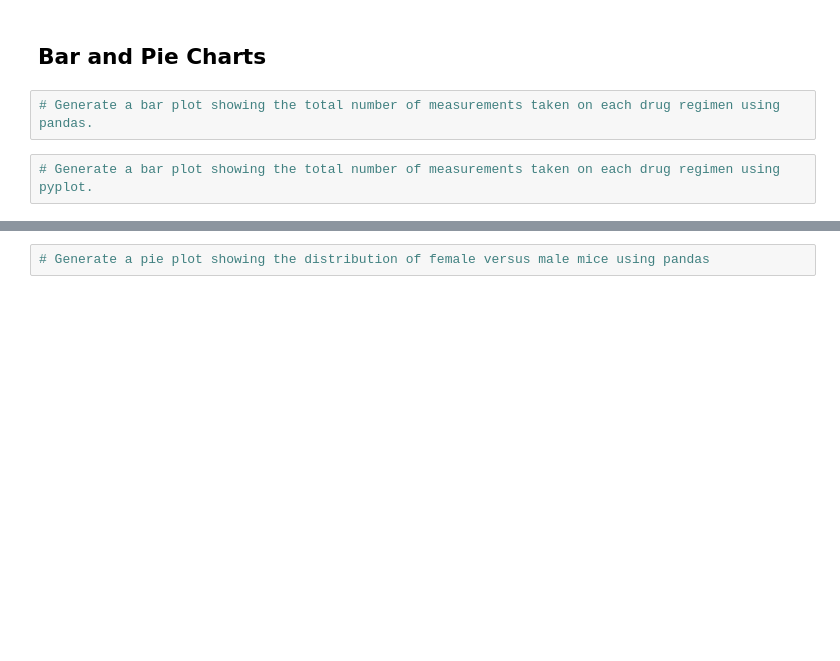
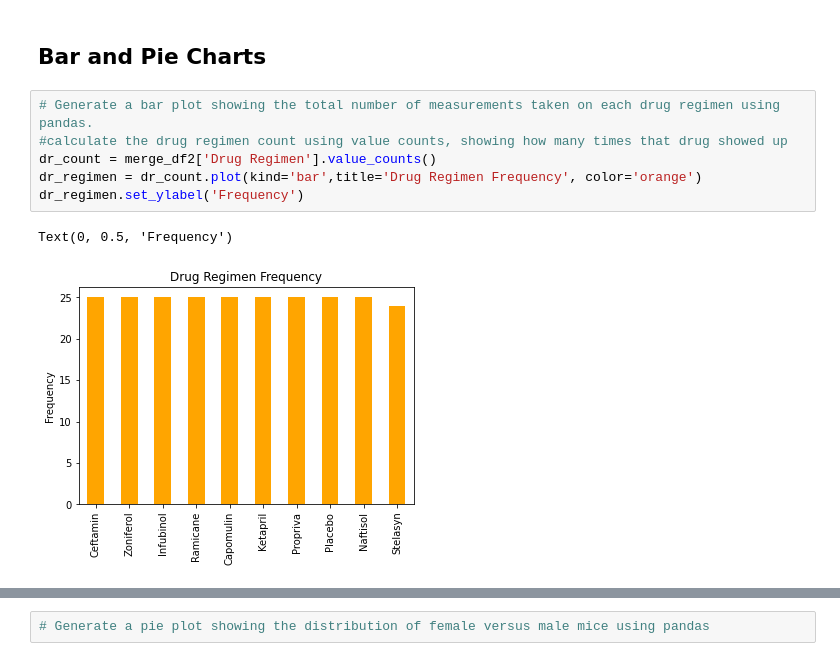
Before and after one commit to emjasmine/matplotlib-challenge, a Jupyter notebook: pymaceuticals_starter.ipynb, the cells around one changed output, grey strips where cells are left out. Drawn from its saved outputs; the diff is of its cells as text; blank space fills up the shorter version.

```diff
--- a/pymaceuticals_starter.ipynb
+++ b/pymaceuticals_starter.ipynb
@@ -112,5 +142,10 @@ mice_count2
 ## Bar and Pie Charts
 # %%
 # Generate a bar plot showing the total number of measurements taken on each drug regimen using pandas.
+#calculate the drug regimen count using value counts, showing how many times that drug showed up
+dr_count = merge_df2['Drug Regimen'].value_counts()
+dr_regimen = dr_count.plot(kind='bar',title='Drug Regimen Frequency', color='orange')
+dr_regimen.set_ylabel('Frequency')
+# %% [output]
+Text(0, 0.5, 'Frequency')
+[figure, added]
-# %%
-# Generate a bar plot showing the total number of measurements taken on each drug regimen using pyplot.
```
Also changed, not shown: parts of 7 cells of this notebook.
